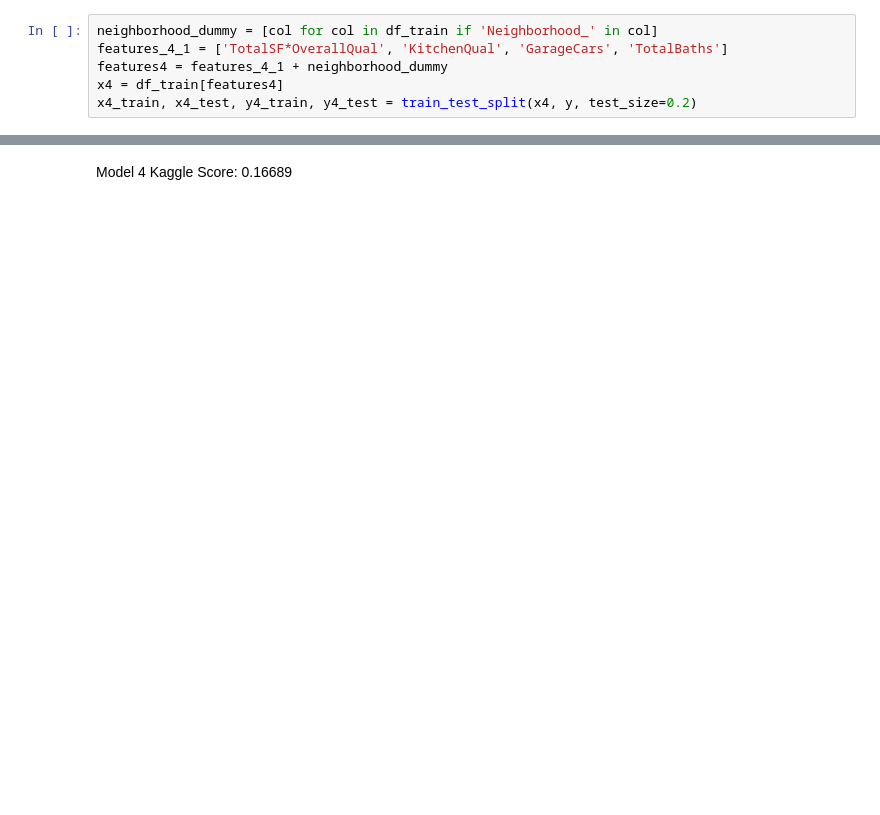
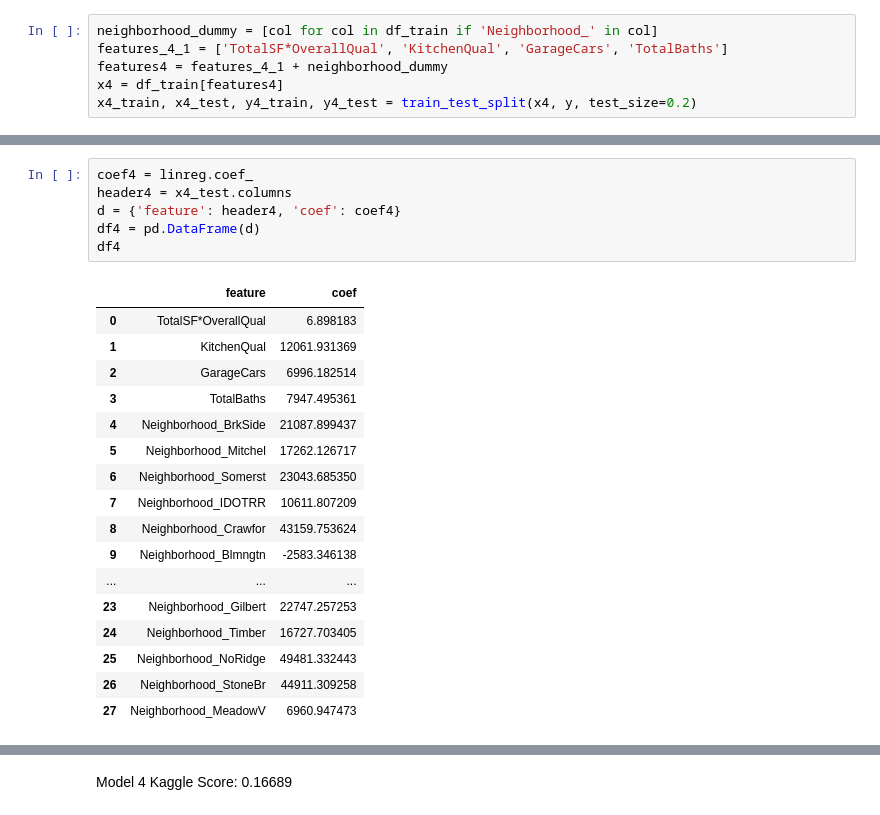
Before and after one commit to mikethisyamondol/ames_housing_price, a Jupyter notebook: Ames_IA_Housing_Prices.ipynb, the cells around one changed output, grey strips where cells are left out. Cells and saved outputs as stored; diff of their text form; blank space fills up the shorter version.

```diff
--- a/Ames_IA_Housing_Prices.ipynb
+++ b/Ames_IA_Housing_Prices.ipynb
@@ -1298,2 +1291,26 @@ Text(400000, 0, 'R2 = 0.8700715175546636')
+# %%
+coef4 = linreg.coef_
+header4 = x4_test.columns
+d = {'feature': header4, 'coef': coef4}
+df4 = pd.DataFrame(d)
+df4
+# %% [output]
+|  | feature | coef |
+| 0 | TotalSF*OverallQual | 6.898183 |
+| 1 | KitchenQual | 12061.931369 |
+| 2 | GarageCars | 6996.182514 |
+| 3 | TotalBaths | 7947.495361 |
+| 4 | Neighborhood_BrkSide | 21087.899437 |
+| 5 | Neighborhood_Mitchel | 17262.126717 |
+| 6 | Neighborhood_Somerst | 23043.685350 |
+| 7 | Neighborhood_IDOTRR | 10611.807209 |
+| 8 | Neighborhood_Crawfor | 43159.753624 |
+| 9 | Neighborhood_Blmngtn | -2583.346138 |
+| ... | ... | ... |
+| 23 | Neighborhood_Gilbert | 22747.257253 |
+| 24 | Neighborhood_Timber | 16727.703405 |
+| 25 | Neighborhood_NoRidge | 49481.332443 |
+| 26 | Neighborhood_StoneBr | 44911.309258 |
+| 27 | Neighborhood_MeadowV | 6960.947473 |
 # %%
 # Kaggle Predictions - Model 4:
```
Also changed, not shown: parts of 47 cells of this notebook.
